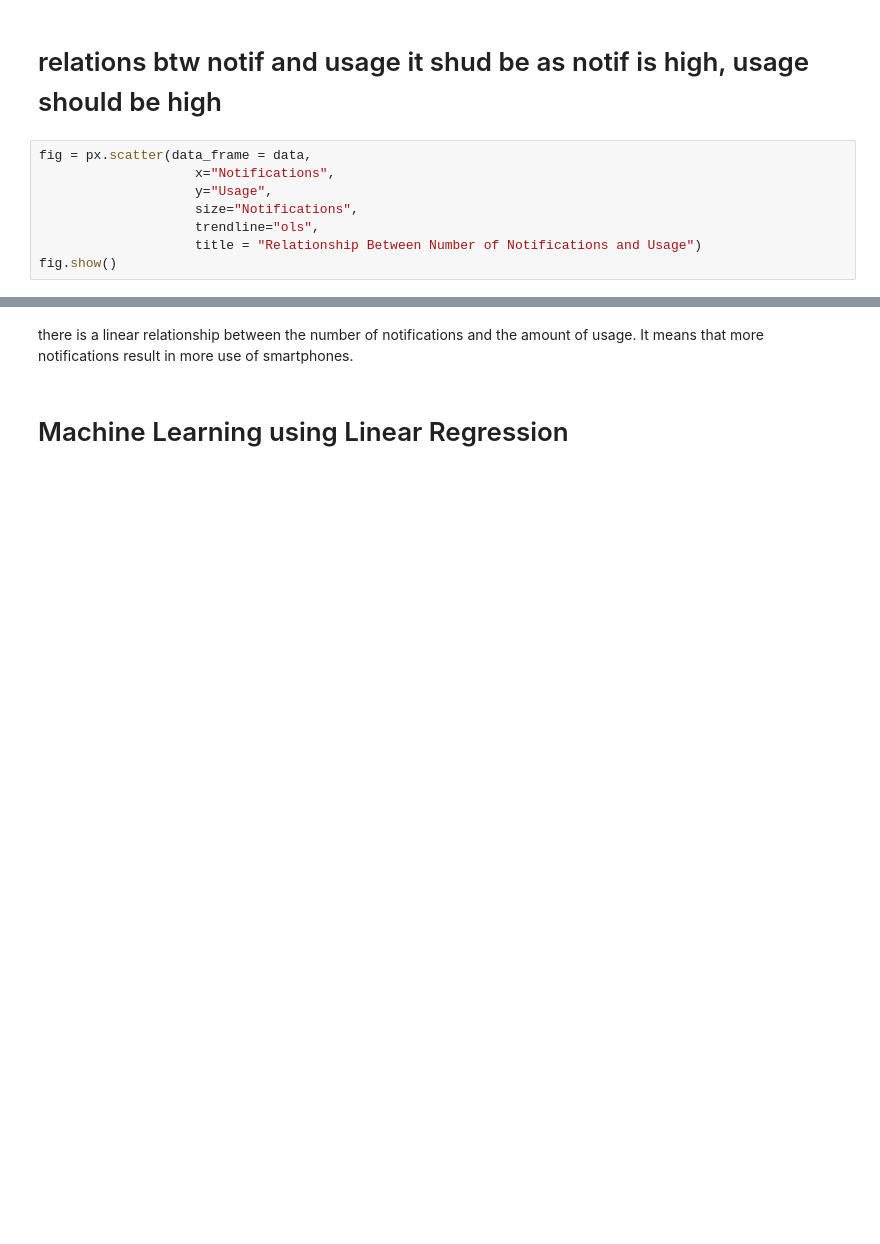
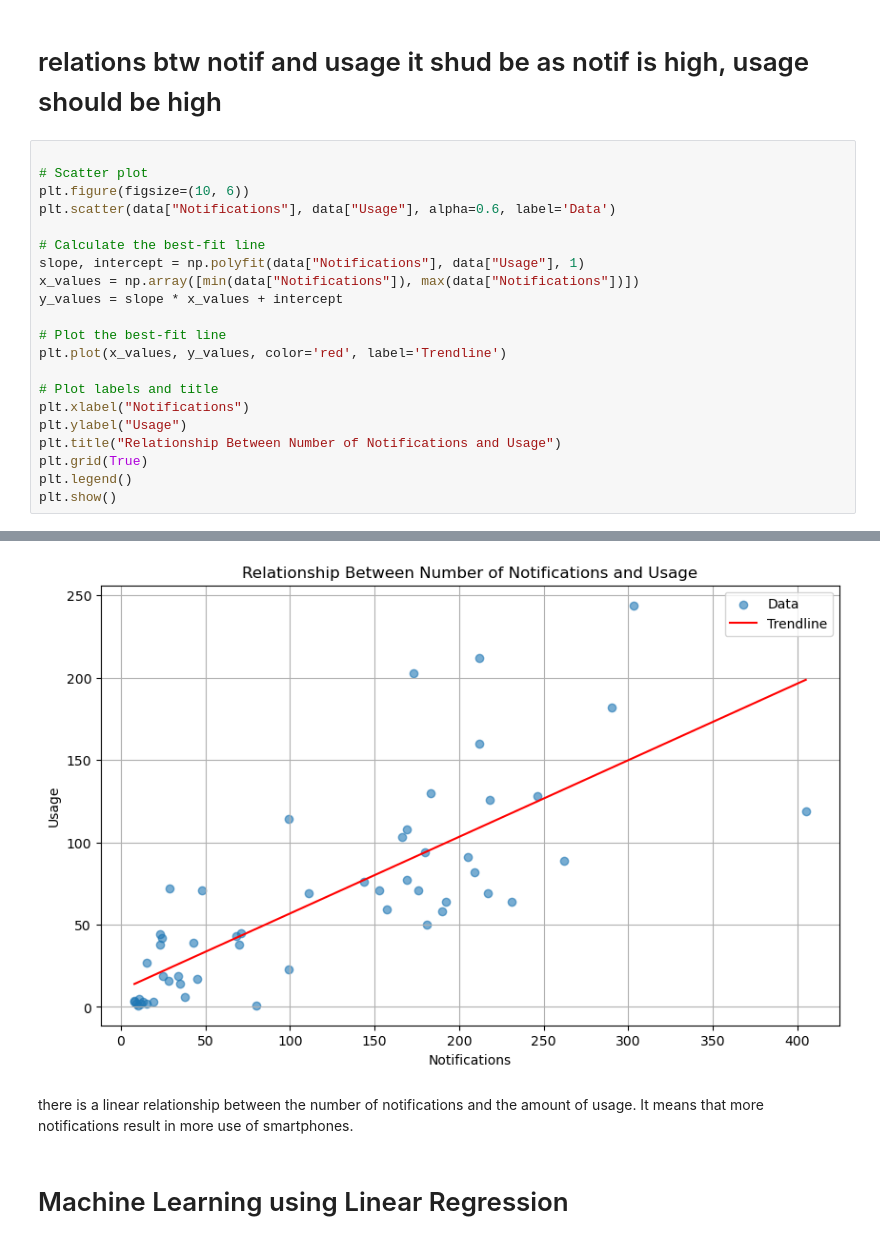
Before and after one commit to Kushal997-das/Project-Guidance, a Jupyter notebook: Machine Learning and Data Science/Basic/screen-time/screen-time-LR.ipynb, the cells around one changed output, grey strips where cells are left out. Saved outputs shown, nothing was run; the diff lists cells and outputs as text; blank space fills up the shorter version.

```diff
--- a/Machine Learning and Data Science/Basic/screen-time/screen-time-LR.ipynb
+++ b/Machine Learning and Data Science/Basic/screen-time/screen-time-LR.ipynb
@@ -84,11 +78,24 @@ fig.show()
 # %% [markdown]
 # relations btw notif and usage it shud be as notif is high, usage should be high
 # %%
-fig = px.scatter(data_frame = data,
-                    x="Notifications",
-                    y="Usage",
-                    size="Notifications",
-                    trendline="ols",
-                    title = "Relationship Between Number of Notifications and Usage")
-fig.show()
+
+# Scatter plot
+plt.figure(figsize=(10, 6))
+plt.scatter(data["Notifications"], data["Usage"], alpha=0.6, label='Data')
+
+# Calculate the best-fit line
+slope, intercept = np.polyfit(data["Notifications"], data["Usage"], 1)
+x_values = np.array([min(data["Notifications"]), max(data["Notifications"])])
+y_values = slope * x_values + intercept
+
+# Plot the best-fit line
+plt.plot(x_values, y_values, color='red', label='Trendline')
+
+# Plot labels and title
+plt.xlabel("Notifications")
+plt.ylabel("Usage")
+plt.title("Relationship Between Number of Notifications and Usage")
+plt.grid(True)
+plt.legend()
+plt.show()
 # %% [output]
@@ -96,3 +102,4 @@ fig.show()
+[figure, added]
 # %% [markdown]
 there is a linear relationship between the number of notifications and the amount of usage. It means that more notifications result in more use of smartphones.
 # %% [markdown]
```
Also changed, not shown: parts of 5 cells of this notebook.
